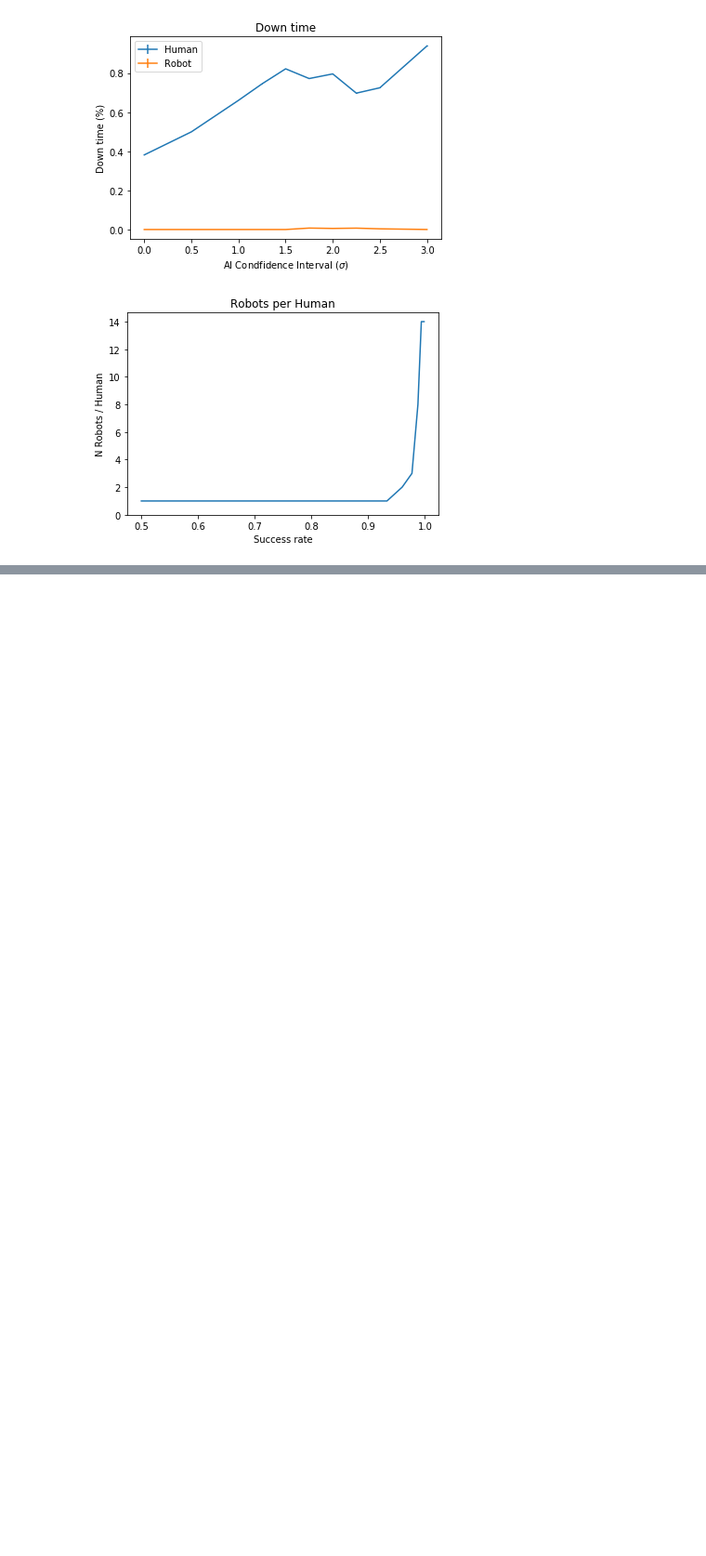
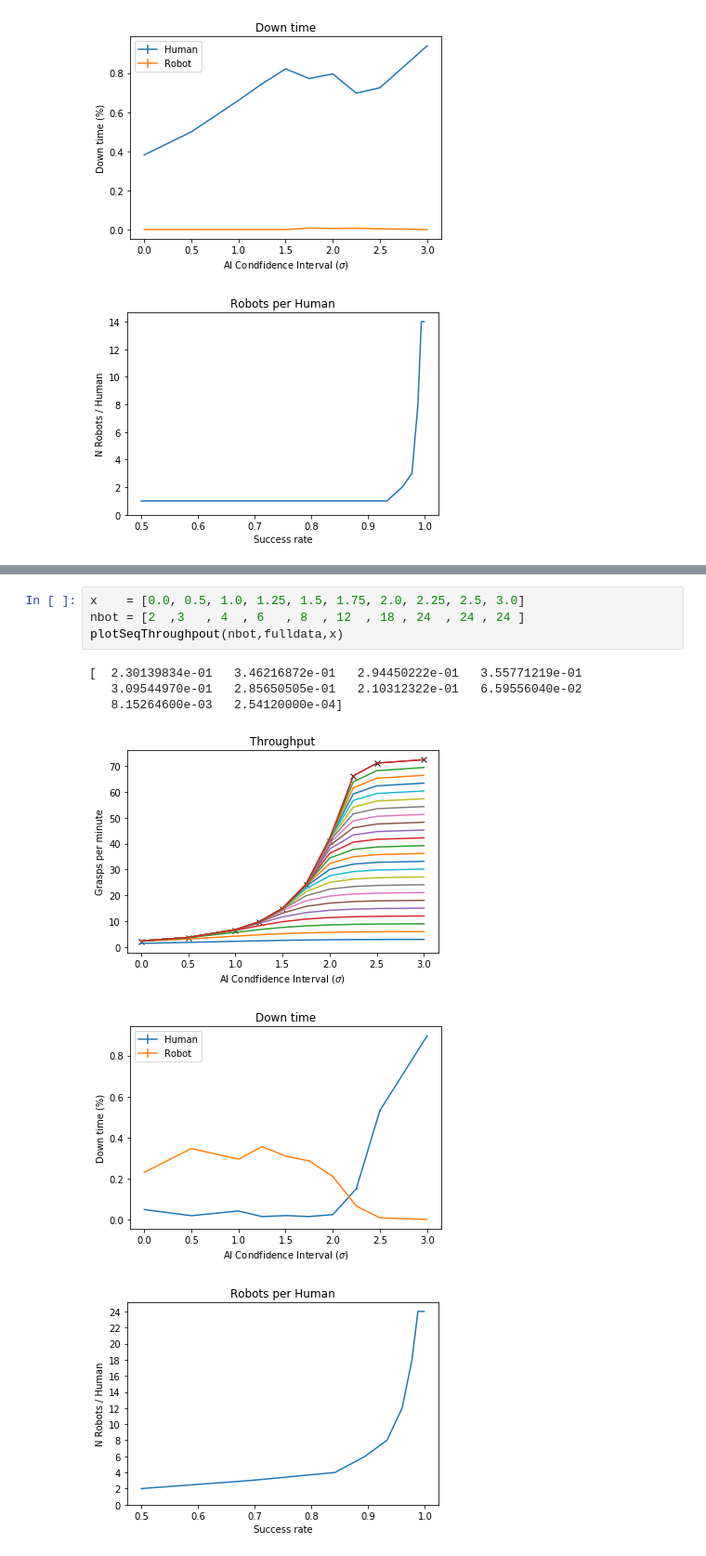
Before and after one commit to JeffreyILipton/SimulationOfFleet, a Jupyter notebook: Analysis.ipynb, the cells around one changed output, grey strips where cells are left out. Shown: that part at 93% size. Saved outputs shown, nothing was run; the diff lists cells and outputs as text; blank space fills up the shorter version.

```diff
--- a/Analysis.ipynb
+++ b/Analysis.ipynb
@@ -278,0 +291,11 @@ plotSeqThroughpout(nbot,fulldata,x)
+# %%
+x    = [0.0, 0.5, 1.0, 1.25, 1.5, 1.75, 2.0, 2.25, 2.5, 3.0]
+nbot = [2  ,3   , 4  , 6   , 8  , 12  , 18 , 24  , 24 , 24 ]
+plotSeqThroughpout(nbot,fulldata,x)
+# %% [output]
+[  2.30139834e-01   3.46216872e-01   2.94450222e-01   3.55771219e-01
+   3.09544970e-01   2.85650505e-01   2.10312322e-01   6.59556040e-02
+   8.15264600e-03   2.54120000e-04]
+[figure, added]
+[figure, added]
+[figure, added]
```
Also changed, not shown: parts of 3 cells of this notebook, 4 other files.
